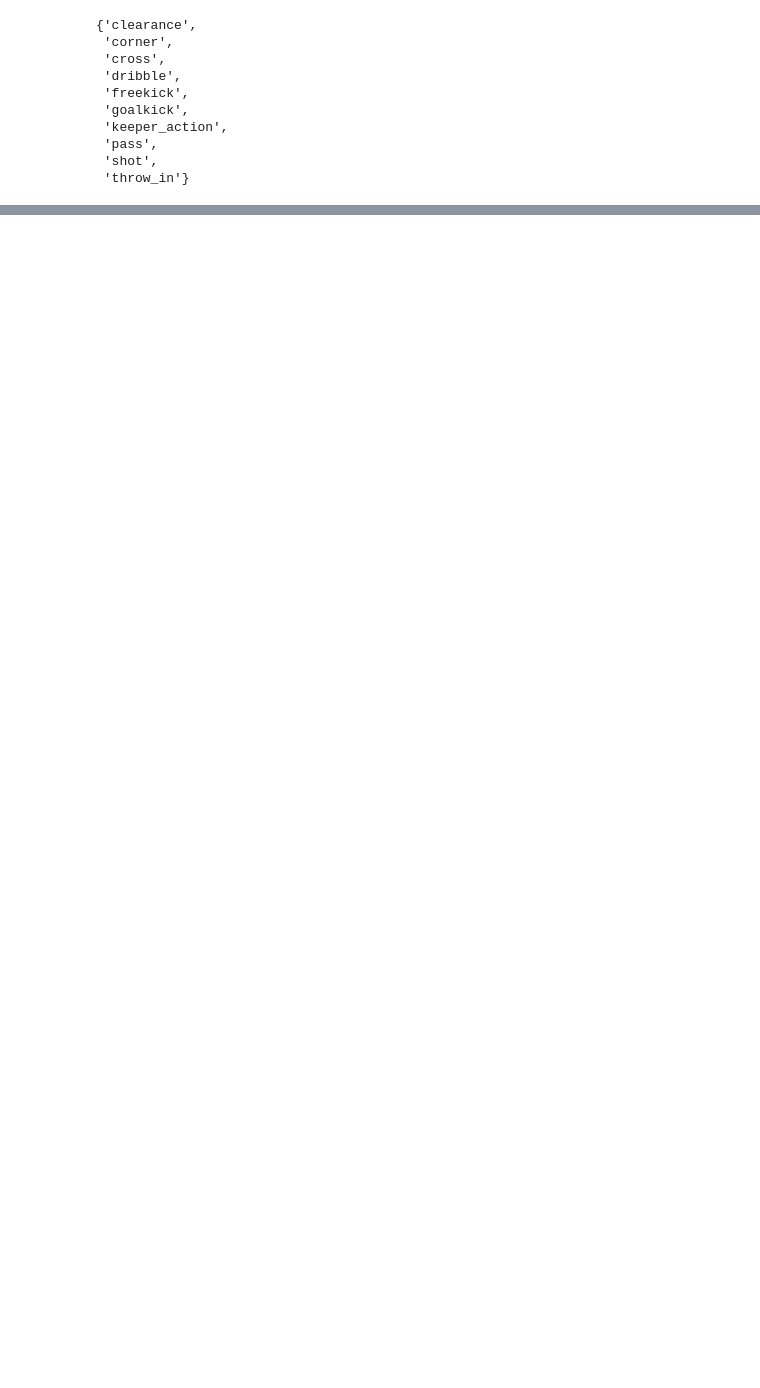
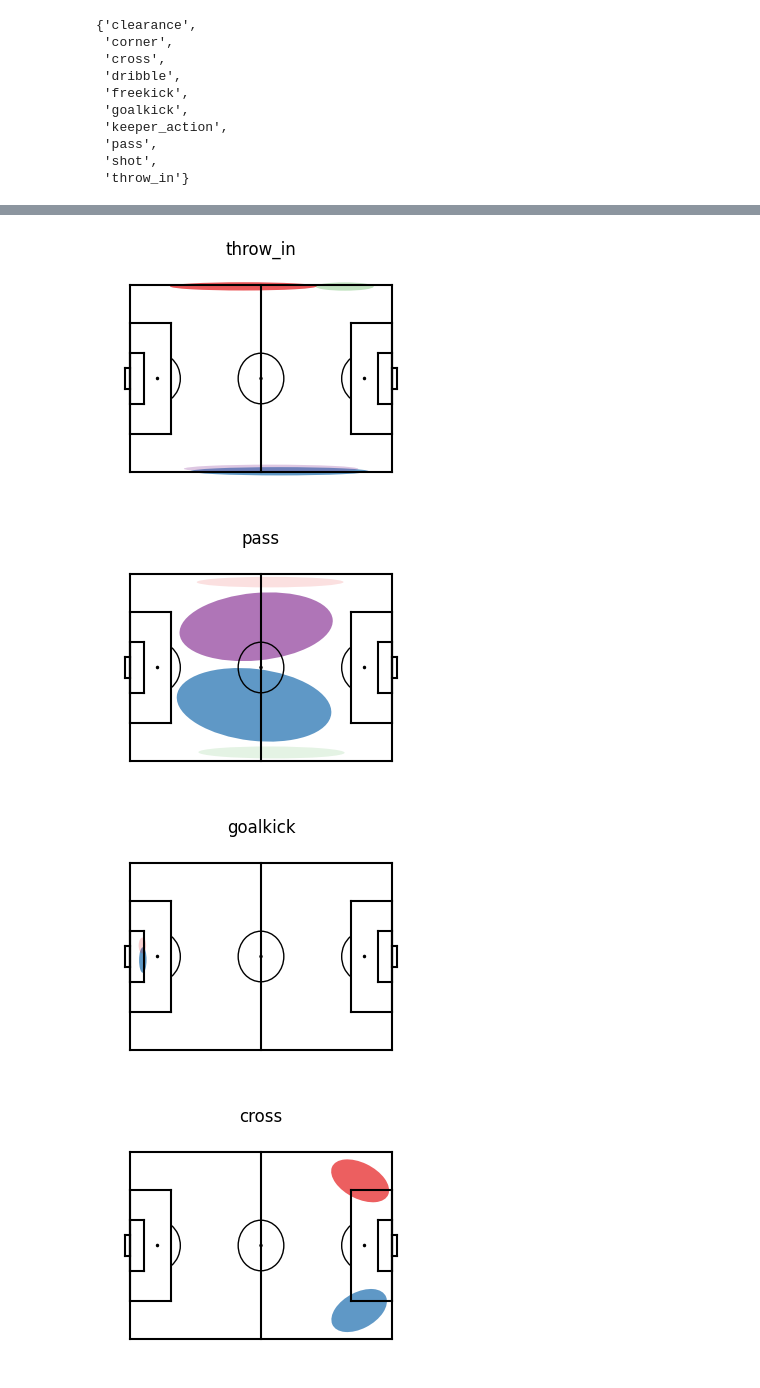
Before and after one commit to Joaquin-Garay/soccer-infogeo, a Jupyter notebook: 04-experiment.ipynb, the cells around one changed output, grey strips where cells are left out. Drawn from its saved outputs; the diff is of its cells as text; code cells hidden in the pictures; blank space fills up the shorter version.

```diff
--- a/04-experiment.ipynb
+++ b/04-experiment.ipynb
@@ -168,15 +200,16 @@ optimal_loc_K
 # %%
 optimal_loc_K = {
     'clearance': 2,
-    'corner': 2,
     'cross': 2,
-    'dribble': 3,
-    'freekick': 9,
-    'goalkick': 15,
+    'dribble': 4,
+    'freekick': 2,
+    'goalkick': 2,
     'keeper_action': 2,
-    'pass': 3,
-    'shot': 3,
-    'throw_in': 2}
+    'pass': 4,
+    'shot': 2,
+    'throw_in': 4,  #manually added
+    'corner': 2  #manually added
+}
 # %%
 loc_models = {}
 for action_type in action_types:
@@ -185,8 +218,9 @@ for action_type in action_types:
     loc_data = actions[mask][["start_x", "start_y"]]
     loc_K = optimal_loc_K[action_type]
     gauss_clusters = [sc.MultivariateGaussian() for _ in range(loc_K)]
-    loc_model = sc.MixtureModel(gauss_clusters)
-    _ = loc_model.fit_em_bregman(loc_data)
+    loc_model = sc.MixtureModel(gauss_clusters,
+                                init='k-means++')
+    _ = loc_model.fit_em(loc_data, case="bregman")
     loc_models[action_type] = loc_model
 # %% [output]
 Processing throw_in...
@@ -208,0 +244,8 @@ MixtureModel(n_clusters=3)
+# %%
+for action_type in action_types:
+    vis.show_location_model(loc_models[action_type], figsize=4, title=action_type)
+# %% [output]
+[figure, added]
+[figure, added]
+[figure, added]
+[figure, added]
```
Also changed, not shown: parts of 33 cells of this notebook, 3 other files.
